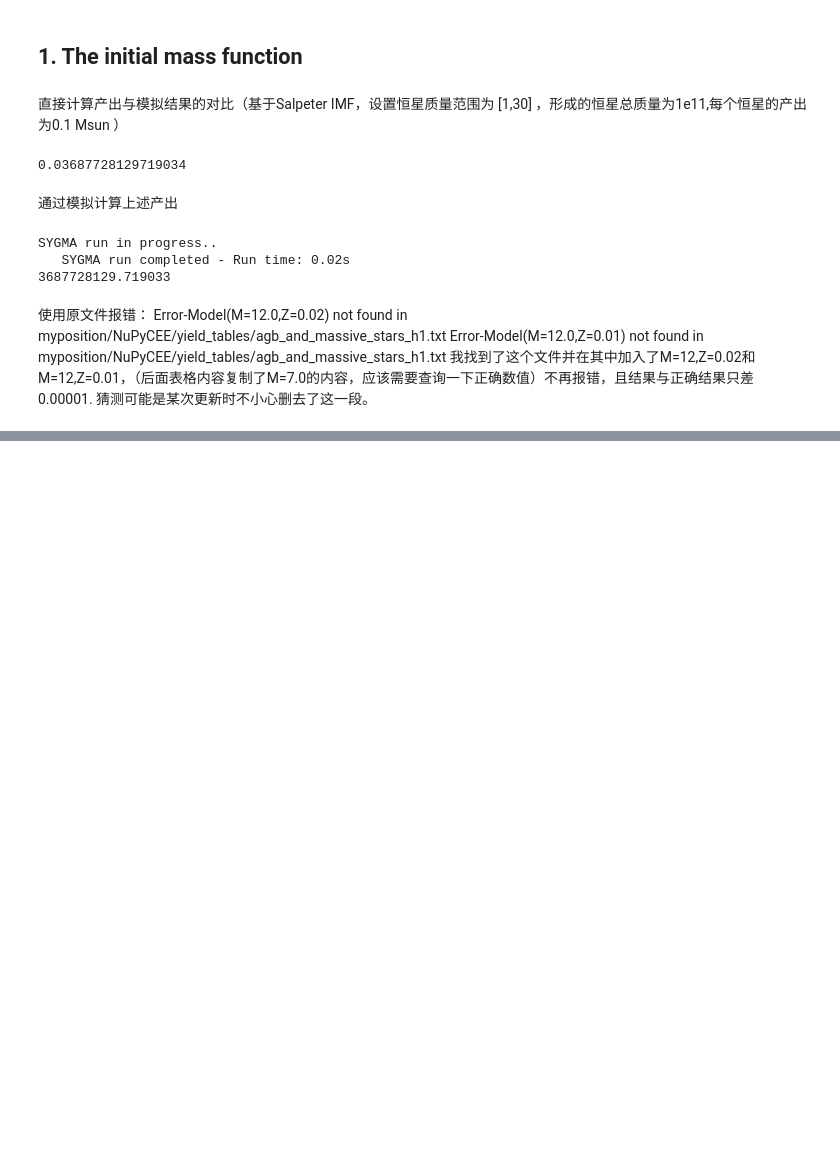
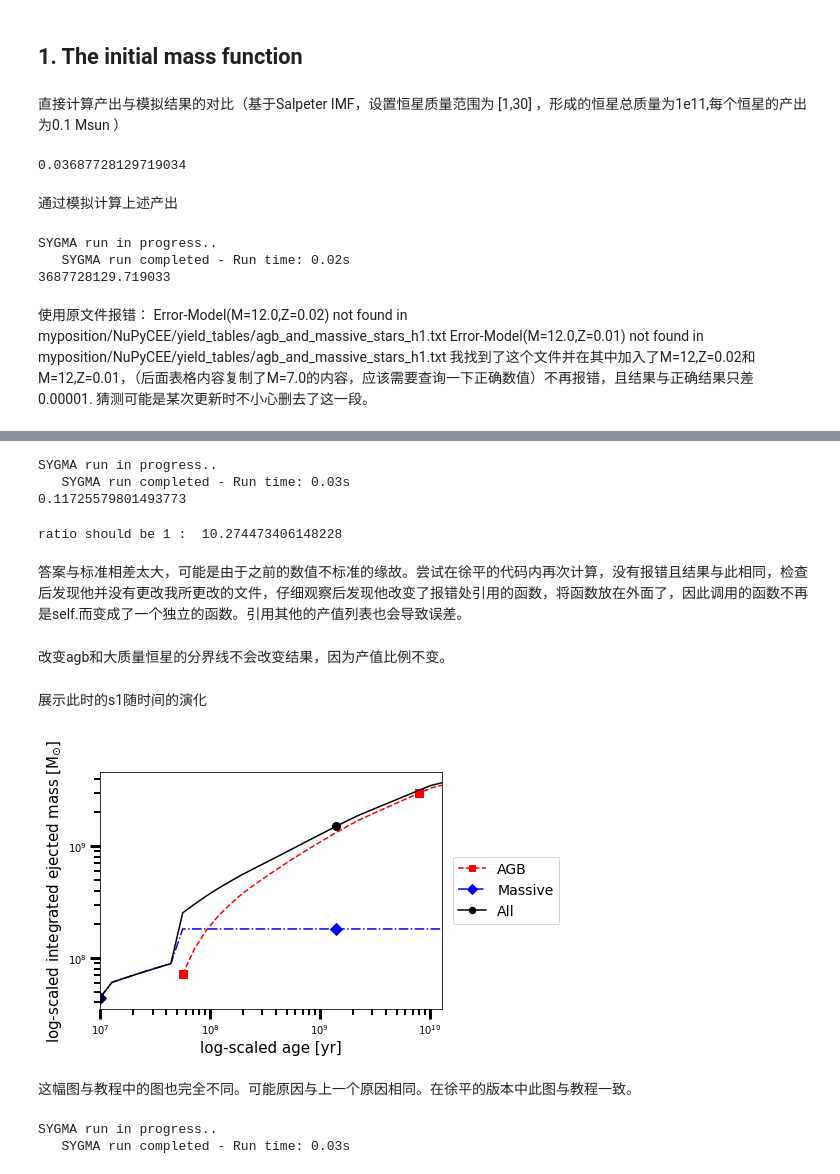
Before and after one commit to GuoZiYi-astro/GCE, a Jupyter notebook: sygma_teaching_first_steps.ipynb, the cells around one changed output, grey strips where cells are left out. Saved outputs shown, nothing was run; the diff lists cells and outputs as text; code cells hidden in the pictures; blank space fills up the shorter version.

```diff
--- a/sygma_teaching_first_steps.ipynb
+++ b/sygma_teaching_first_steps.ipynb
@@ -24,7 +24,7 @@ print(Yield_tot/1e11)
 通过模拟计算上述产出
 # %%
 s1=s.sygma(iolevel=0,mgal=1e11,dt=1e7,imf_type='salpeter',imf_bdys=[1,30],iniZ=0.02,hardsetZ=0.02,
-           table='yield_tables/agb_and_massive_stars_h1.txt',sn1a_on=False, sn1a_table='yield_tables/sn1a_h1.txt',
+           table='yield_tables/agb_and_massive_stars_h1.txt',sn1a_on=False,
            iniabu_table='yield_tables/iniabu/iniab_h1.ppn',pop3_table='yield_tables/popIII_h1.txt')
 Yield_tot_sim=s1.history.ism_iso_yield[-1][0]
 print(Yield_tot_sim)
@@ -40,0 +54,35 @@ Error-Model(M=12.0,Z=0.01) not found in myposition/NuPyCEE/yield_tables/agb_and_
+# %%
+s1_5_20=s.sygma(iolevel=0,mgal=1e11,dt=1e9,tend=1.3e10,imf_type='salpeter',
+                imf_bdys=[5,20],iniZ=0.02,hardsetZ=0.02,table='yield_tables/agb_and_massive_stars_h1.txt',sn1a_on=False,
+                iniabu_table='yield_tables/iniabu/iniab_h1.ppn')
+Yield_tot_sim=s1_5_20.history.ism_iso_yield[-1][0]
+print(Yield_tot_sim/1e11)
+# %% [output]
+SYGMA run in progress..
+   SYGMA run completed - Run time: 0.03s
+0.11725579801493773
+# %%
+print('ratio should be 1 : ',Yield_tot_sim/Yield_tot)
+# %% [output]
+ratio should be 1 :  10.274473406148228
+# %% [markdown]
+答案与标准相差太大，可能是由于之前的数值不标准的缘故。尝试在徐平的代码内再次计算，没有报错且结果与此相同，检查后发现他并没有更改我所更改的文件，仔细观察后发现他改变了报错处引用的函数，将函数放在外面了，因此调用的函数不再是self.而变成了一个独立的函数。引用其他的产值列表也会导致误差。
+# %% [markdown]
+改变agb和大质量恒星的分界线不会改变结果，因为产值比例不变。
+# %% [markdown]
+展示此时的s1随时间的演化
+# %%
+s1.plot_totmasses(source='agb')
+s1.plot_totmasses(source='massive')
+s1.plot_totmasses(source='all')
+# %% [output]
+[figure, added]
+# %% [markdown]
+ 这幅图与教程中的图也完全不同。可能原因与上一个原因相同。在徐平的版本中此图与教程一致。
+# %%
+s1_evol=s.sygma(iolevel=0,mgal=1e11,dt=1e7,tend=1.3e10,imf_type='salpeter',alphaimf=2.35,
+                imf_bdys=[1,30],iniZ=0,hardsetZ=0.0001,table='yield_tables/agb_and_massive_stars_h1.txt',sn1a_on=False,
+                iniabu_table='yield_tables/iniabu/iniab_h1.ppn')
+# %% [output]
+SYGMA run in progress..
+   SYGMA run completed - Run time: 0.03s
```
Also changed, not shown: parts of 46 cells of this notebook.
